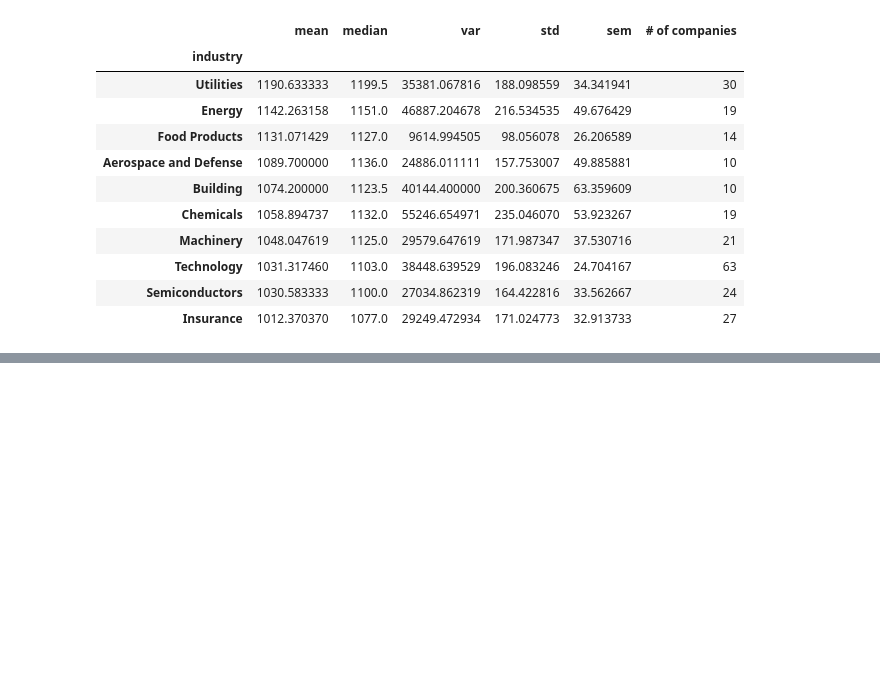
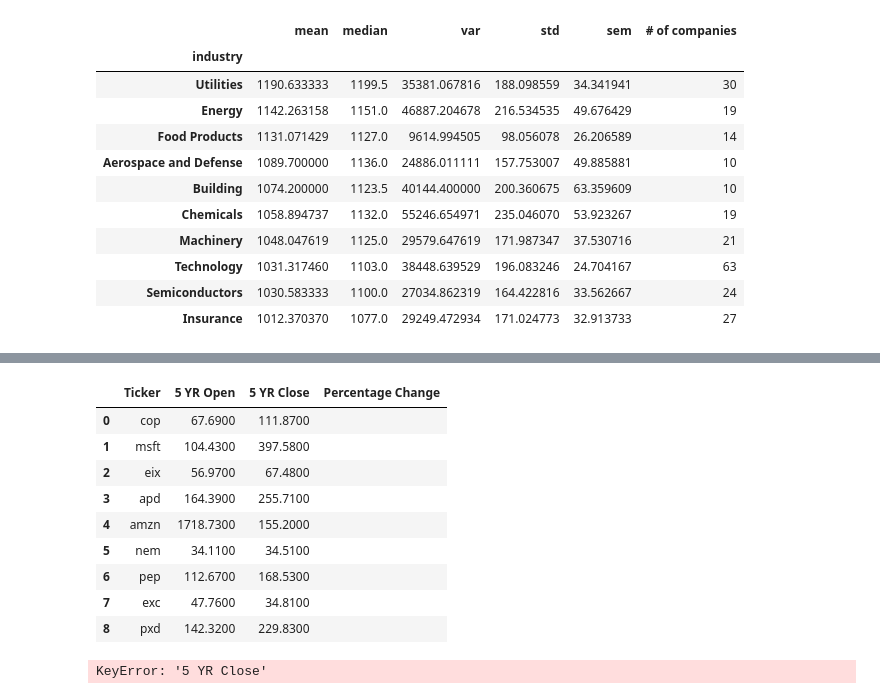
Before and after one commit to r-swift/Group-4-Project-1, a Jupyter notebook: ESG.ipynb, the cells around one changed output, grey strips where cells are left out. Saved outputs shown, nothing was run; the diff lists cells and outputs as text; code cells hidden in the pictures; blank space fills up the shorter version.

```diff
--- a/ESG.ipynb
+++ b/ESG.ipynb
@@ -284,23 +335,25 @@ b2c6f24b34915131bd01427cfe9fab8a
 # %%
 stock_data = []
 
-esg_stock_list = ['cop', 'msft', 'eix']
+esg_stock_list = ['cop', 'msft', 'eix', 'abnb', 'apd', 'amzn', 'nem', 'pep', 'exc', 'pxd' ]
+
 
 for stock in esg_stock_list:
 
     url = f"https://www.alphavantage.co/query?function=TIME_SERIES_MONTHLY&symbol={stock}&interval=60min&month=2019-1&outputsize=full&apikey=7CJJK2F0B3CJS22J"
-    print(url)
+
     try:
         stock_info_return = requests.get(url)
         data = stock_info_return.json()
-        five_yr_start = data['Monthly Time Series']
-        #['2019-01-31']['4. close']
-        print(five_yr_start)
-        #five_yr_end = also_data['Monthly Time Series']['2024-01-31']['4. close']
+        five_yr_start = data['Monthly Time Series']['2019-01-31']['4. close']
+        five_yr_end = data['Monthly Time Series']['2024-01-31']['4. close']
 
 
-        #stock_data.append({"Ticker": stock,
-                           #"5 YR Open": five_yr_start,
-                           #"5 YR Close": five_yr_end})
+        stock_data.append({"Ticker": stock,
+                            "5 YR Open": five_yr_start,
+                            "5 YR Close": five_yr_end})
+        print(f'Data found for {stock}')
     except:
-        print("skipping")
+        print(f'skipping {stock}, data not found')
+
+print(stock_data)
@@ -340,0 +378,29 @@ print(something)
+# %%
+stock_data_df = pd.DataFrame(stock_data)
+stock_data_df["Percentage Change"] = ""
+stock_data_df
+# %% [output]
+|  | Ticker | 5 YR Open | 5 YR Close | Percentage Change |
+| 0 | cop | 67.6900 | 111.8700 |  |
+| 1 | msft | 104.4300 | 397.5800 |  |
+| 2 | eix | 56.9700 | 67.4800 |  |
+| 3 | apd | 164.3900 | 255.7100 |  |
+| 4 | amzn | 1718.7300 | 155.2000 |  |
+| 5 | nem | 34.1100 | 34.5100 |  |
+| 6 | pep | 112.6700 | 168.5300 |  |
+| 7 | exc | 47.7600 | 34.8100 |  |
+| 8 | pxd | 142.3200 | 229.8300 |  |
+# %%
+#Trying to figure out how to run formula on the dataframe and output to new column
+#perc_change=(((float(five_yr_end))-(float(five_yr_start)))/(float(five_yr_start)))*100
+
+five_yr_end = stock_data_df.loc["5 YR Close"]
+five_yr_start = stock_data_df.loc["5 YR Open"]
+
+perc_change = (((float(five_yr_end))-(float(five_yr_start)))/(float(five_yr_start)))*100
+
+
+stock_data_df["Percentage Change"] = perc_change
+stock_data_df
+# %% [output]
+KeyError: '5 YR Close'
```
Also changed, not shown: parts of 20 cells of this notebook.
